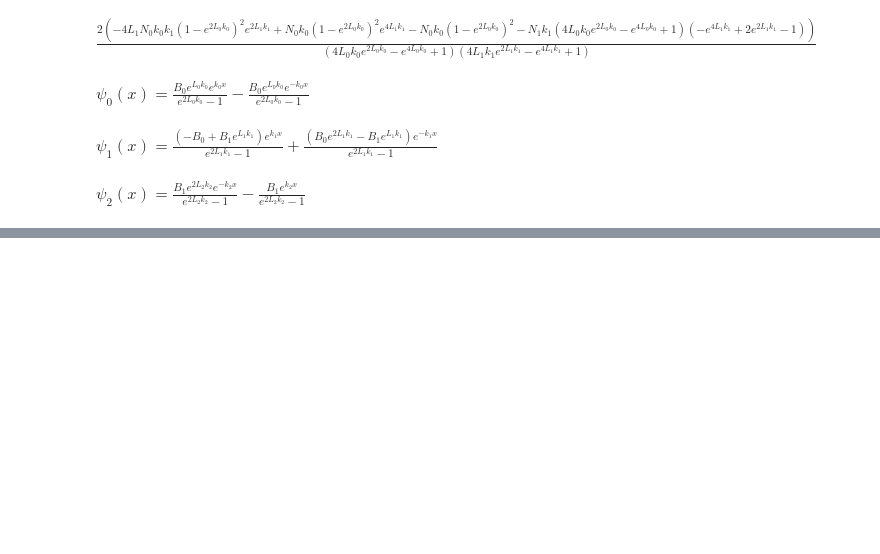
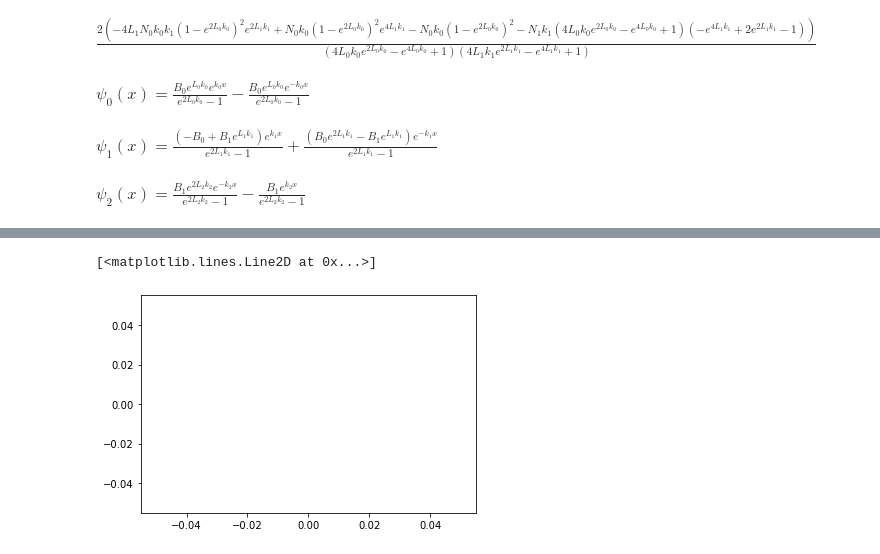
Before and after one commit to cgbsu/ResearchSpring2022SymbolicNotebooks0, a Jupyter notebook: work/stairwell_symbolic_solution/1d/zero_end_single_stair_4.ipynb, the cells around one changed output, grey strips where cells are left out. Cells and saved outputs as stored; diff of their text form; code cells hidden in the pictures; blank space fills up the shorter version.

```diff
--- a/work/stairwell_symbolic_solution/1d/zero_end_single_stair_4.ipynb
+++ b/work/stairwell_symbolic_solution/1d/zero_end_single_stair_4.ipynb
@@ -414,0 +435,5 @@ plt.plot( data_sets[ 0 ] )
+# %%
+plt.plot( data_sets[ 2 ][ 0 ], data_sets[ 2 ][ 1 ] )
+# %% [output]
+[<matplotlib.lines.Line2D at 0x...>]
+[figure, added]
```
Also changed, not shown: parts of 10 cells of this notebook.
